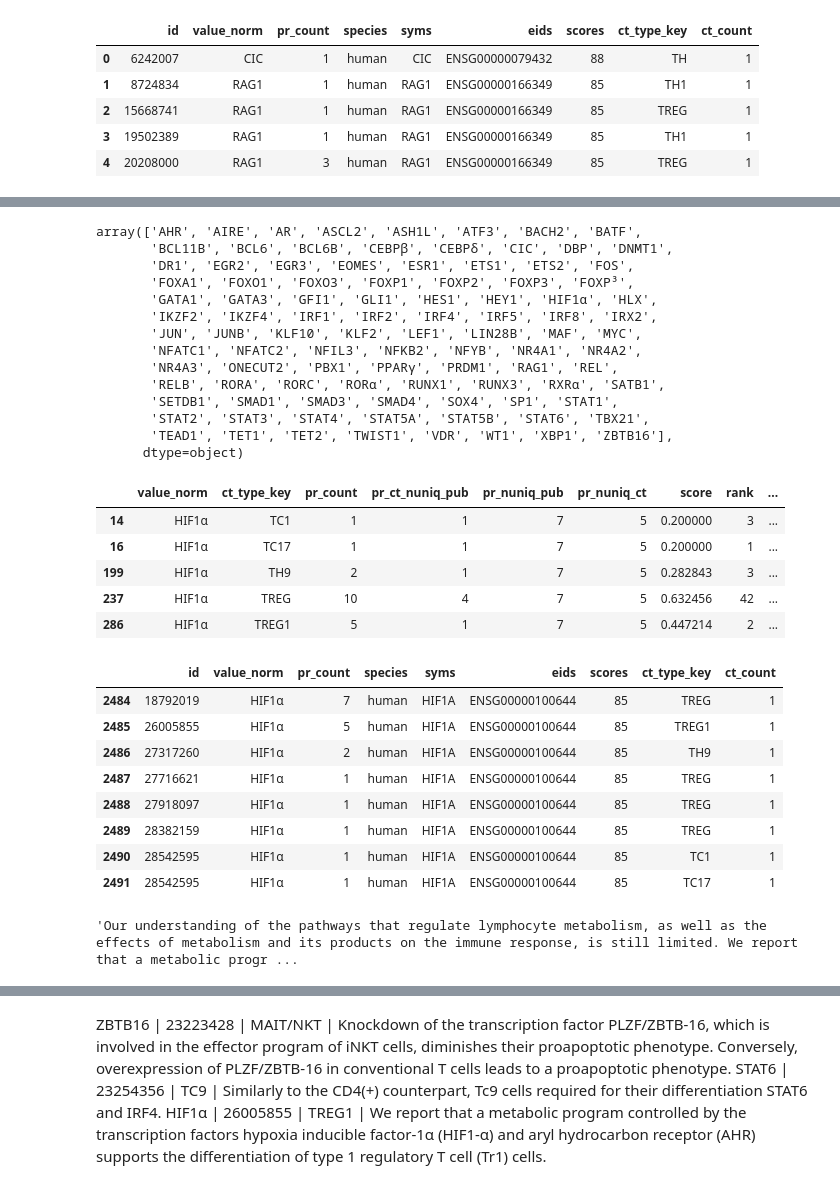
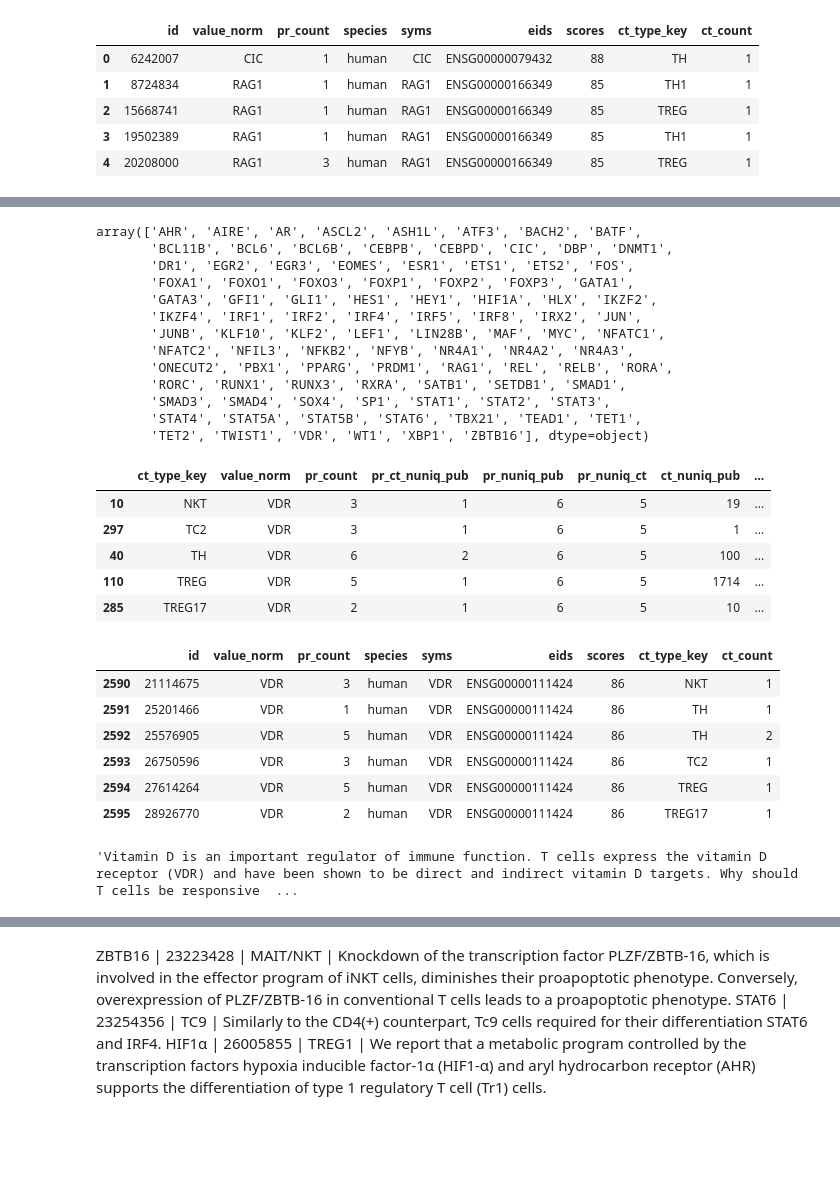
Before and after one commit to hammerlab/t-cell-relation-extraction, a Jupyter notebook: pm_subtype_protein_relations/pubmed-06-tf_ranking.ipynb, the cells around one changed output, grey strips where cells are left out. Drawn from its saved outputs; the diff is of its cells as text; code cells hidden in the pictures; blank space fills up the shorter version.

```diff
--- a/pm_subtype_protein_relations/pubmed-06-tf_ranking.ipynb
+++ b/pm_subtype_protein_relations/pubmed-06-tf_ranking.ipynb
@@ -81,6 +85,7 @@ df_mg['score'].hist(bins=32)
 # %%
+score_threshold = 30
 df_mg_tf = (
-    df_mg[(df_mg['is_tf'].values == True) & (df_mg['score'] >= 30)]
+    df_mg[(df_mg['is_tf'].values == True) & (df_mg['score'] >= score_threshold)]
     # Get top hit for each term and species
     .groupby(['pr_value_norm', 'species'], group_keys=False)
     .apply(lambda g: g.sort_values('score').tail(1))
@@ -190,22 +246,0 @@ ax.set_yscale('log')
-# %%
-df_score = pd.concat([
-    df.groupby(['ct_type_key', 'value_norm'])
-        .agg({'pr_count': 'sum', 'id': 'nunique'})
-        .rename(columns={'id': 'pr_ct_nuniq_pub'})
-        .reset_index('ct_type_key'),
-    df.groupby(['value_norm'])
-        .agg({'id': 'nunique', 'ct_type_key': 'nunique'})
-        .rename(columns={'id': 'pr_nuniq_pub', 'ct_type_key': 'pr_nuniq_ct'})
-], join='inner', axis=1).reset_index()
-
-df_score['score'] = df_score['pr_count'].apply(np.sqrt) / df_score['pr_nuniq_ct']
-
-df_score = (
-    df_score.groupby(['ct_type_key'], group_keys=False)
-    .apply(lambda g:
-           g.sort_values('score', ascending=False)
-           .assign(rank=np.arange(len(g))+1, score_norm=lambda dg: dg['score']/dg['score'].sum())
-    )
-)
-
-df_score.head()
@@ -259,45 +291,42 @@ df['value_norm'].nunique()
 df['value_norm'].sort_values().unique()
 # %% [output]
 array(['AHR', 'AIRE', 'AR', 'ASCL2', 'ASH1L', 'ATF3', 'BACH2', 'BATF',
-       'BCL11B', 'BCL6', 'BCL6B', 'CEBPβ', 'CEBPδ', 'CIC', 'DBP', 'DNMT1',
+       'BCL11B', 'BCL6', 'BCL6B', 'CEBPB', 'CEBPD', 'CIC', 'DBP', 'DNMT1',
        'DR1', 'EGR2', 'EGR3', 'EOMES', 'ESR1', 'ETS1', 'ETS2', 'FOS',
-       'FOXA1', 'FOXO1', 'FOXO3', 'FOXP1', 'FOXP2', 'FOXP3', 'FOXP³',
-       'GATA1', 'GATA3', 'GFI1', 'GLI1', 'HES1', 'HEY1', 'HIF1α', 'HLX',
-       'IKZF2', 'IKZF4', 'IRF1', 'IRF2', 'IRF4', 'IRF5', 'IRF8', 'IRX2',
-       'JUN', 'JUNB', 'KLF10', 'KLF2', 'LEF1', 'LIN28B', 'MAF', 'MYC',
-       'NFATC1', 'NFATC2', 'NFIL3', 'NFKB2', 'NFYB', 'NR4A1', 'NR4A2',
-       'NR4A3', 'ONECUT2', 'PBX1', 'PPARγ', 'PRDM1', 'RAG1', 'REL',
-       'RELB', 'RORA', 'RORC', 'RORα', 'RUNX1', 'RUNX3', 'RXRα', 'SATB1',
-       'SETDB1', 'SMAD1', 'SMAD3', 'SMAD4', 'SOX4', 'SP1', 'STAT1',
-       'STAT2', 'STAT3', 'STAT4', 'STAT5A', 'STAT5B', 'STAT6', 'TBX21',
-       'TEAD1', 'TET1', 'TET2', 'TWIST1', 'VDR', 'WT1', 'XBP1', 'ZBTB16'],
-      dtype=object)
+       'FOXA1', 'FOXO1', 'FOXO3', 'FOXP1', 'FOXP2', 'FOXP3', 'GATA1',
+       'GATA3', 'GFI1', 'GLI1', 'HES1', 'HEY1', 'HIF1A', 'HLX', 'IKZF2',
+       'IKZF4', 'IRF1', 'IRF2', 'IRF4', 'IRF5', 'IRF8', 'IRX2', 'JUN',
+       'JUNB', 'KLF10', 'KLF2', 'LEF1', 'LIN28B', 'MAF', 'MYC', 'NFATC1',
+       'NFATC2', 'NFIL3', 'NFKB2', 'NFYB', 'NR4A1', 'NR4A2', 'NR4A3',
+       'ONECUT2', 'PBX1', 'PPARG', 'PRDM1', 'RAG1', 'REL', 'RELB', 'RORA',
+       'RORC', 'RUNX1', 'RUNX3', 'RXRA', 'SATB1', 'SETDB1', 'SMAD1',
+       'SMAD3', 'SMAD4', 'SOX4', 'SP1', 'STAT1', 'STAT2', 'STAT3',
+       'STAT4', 'STAT5A', 'STAT5B', 'STAT6', 'TBX21', 'TEAD1', 'TET1',
+       'TET2', 'TWIST1', 'VDR', 'WT1', 'XBP1', 'ZBTB16'], dtype=object)
 # %%
-pr = 'HIF1α'
+pr = 'VDR'
 df_score[df_score['value_norm'] == pr]
 # %% [output]
-|  | value_norm | ct_type_key | pr_count | pr_ct_nuniq_pub | pr_nuniq_pub | pr_nuniq_ct | score | rank | ... |
-| 14 | HIF1α | TC1 | 1 | 1 | 7 | 5 | 0.200000 | 3 | ... |
-| 16 | HIF1α | TC17 | 1 | 1 | 7 | 5 | 0.200000 | 1 | ... |
-| 199 | HIF1α | TH9 | 2 | 1 | 7 | 5 | 0.282843 | 3 | ... |
-| 237 | HIF1α | TREG | 10 | 4 | 7 | 5 | 0.632456 | 42 | ... |
-| 286 | HIF1α | TREG1 | 5 | 1 | 7 | 5 | 0.447214 | 2 | ... |
+|  | ct_type_key | value_norm | pr_count | pr_ct_nuniq_pub | pr_nuniq_pub | pr_nuniq_ct | ct_nuniq_pub | ... |
+| 10 | NKT | VDR | 3 | 1 | 6 | 5 | 19 | ... |
+| 297 | TC2 | VDR | 3 | 1 | 6 | 5 | 1 | ... |
+| 40 | TH | VDR | 6 | 2 | 6 | 5 | 100 | ... |
+| 110 | TREG | VDR | 5 | 1 | 6 | 5 | 1714 | ... |
+| 285 | TREG17 | VDR | 2 | 1 | 6 | 5 | 10 | ... |
 # %%
 df[df['value_norm'] == pr]
 # %% [output]
 |  | id | value_norm | pr_count | species | syms | eids | scores | ct_type_key | ct_count |
-| 2484 | 18792019 | HIF1α | 7 | human | HIF1A | ENSG00000100644 | 85 | TREG | 1 |
-| 2485 | 26005855 | HIF1α | 5 | human | HIF1A | ENSG00000100644 | 85 | TREG1 | 1 |
-| 2486 | 27317260 | HIF1α | 2 | human | HIF1A | ENSG00000100644 | 85 | TH9 | 1 |
-| 2487 | 27716621 | HIF1α | 1 | human | HIF1A | ENSG00000100644 | 85 | TREG | 1 |
-| 2488 | 27918097 | HIF1α | 1 | human | HIF1A | ENSG00000100644 | 85 | TREG | 1 |
-| 2489 | 28382159 | HIF1α | 1 | human | HIF1A | ENSG00000100644 | 85 | TREG | 1 |
-| 2490 | 28542595 | HIF1α | 1 | human | HIF1A | ENSG00000100644 | 85 | TC1 | 1 |
-| 2491 | 28542595 | HIF1α | 1 | human | HIF1A | ENSG00000100644 | 85 | TC17 | 1 |
+| 2590 | 21114675 | VDR | 3 | human | VDR | ENSG00000111424 | 86 | NKT | 1 |
+| 2591 | 25201466 | VDR | 1 | human | VDR | ENSG00000111424 | 86 | TH | 1 |
+| 2592 | 25576905 | VDR | 5 | human | VDR | ENSG00000111424 | 86 | TH | 2 |
+| 2593 | 26750596 | VDR | 3 | human | VDR | ENSG00000111424 | 86 | TC2 | 1 |
+| 2594 | 27614264 | VDR | 5 | human | VDR | ENSG00000111424 | 86 | TREG | 1 |
+| 2595 | 28926770 | VDR | 2 | human | VDR | ENSG00000111424 | 86 | TREG17 | 1 |
 # %%
 #df_pub[df_pub['id'].isin(df[df['value_norm'] == pr]['id'])][['id', 'abstract']]
 # %%
 #df_pub[df_pub['id'].isin(df[df['value_norm'] == pr]['id'])][['id', 'abstract']].iloc[1]['abstract']
-df_pub[df_pub['id'] == 26005855].iloc[0]['abstract']
+df_pub[df_pub['id'] == 21114675].iloc[0]['abstract']
 # %% [output]
-'Our understanding of the pathways that regulate lymphocyte metabolism, as well as the effects of metabolism and its products on the immune response, is still limited. We report that a metabolic progr ...
+'Vitamin D is an important regulator of immune function. T cells express the vitamin D receptor (VDR) and have been shown to be direct and indirect vitamin D targets. Why should T cells be responsive  ...
```
Also changed, not shown: parts of 28 cells of this notebook, 9 other files.
